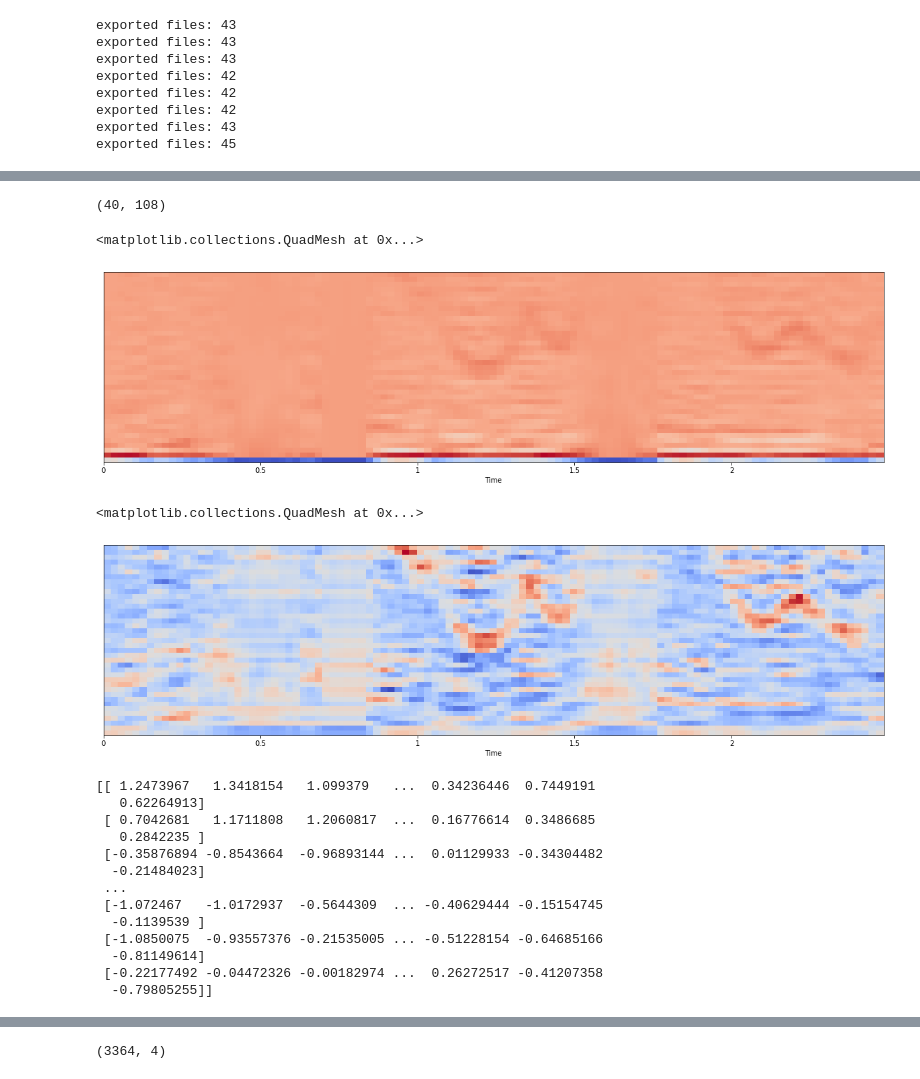
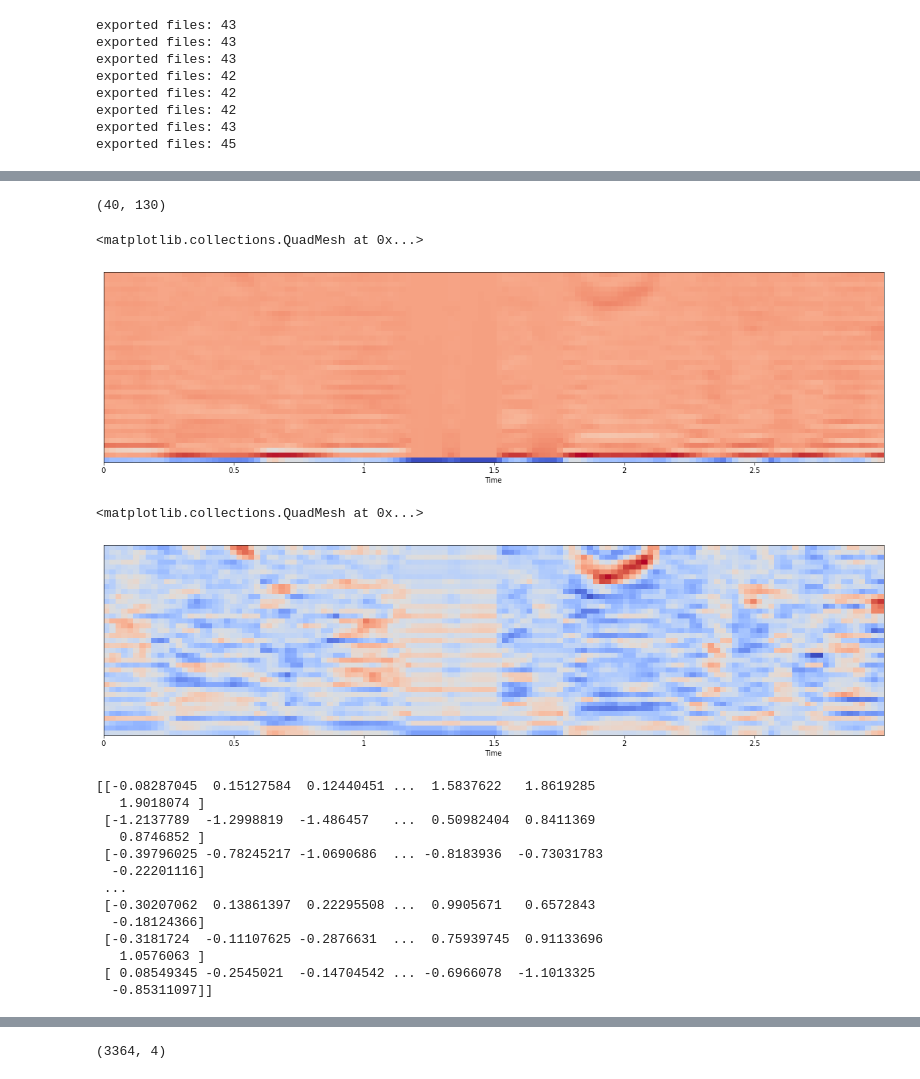
Before and after one commit to divyakumar95/Speech2Speech, a Jupyter notebook: DeepLearning_CA01.ipynb, the cells around one changed output, grey strips where cells are left out. Cells and saved outputs as stored; diff of their text form; code cells hidden in the pictures.

```diff
--- a/DeepLearning_CA01.ipynb
+++ b/DeepLearning_CA01.ipynb
@@ -159,4 +174,0 @@ Intensity: -18.501079755514102
-# %%
-plt.figure(figsize=(20,5))
-x, sr = librosa.load(Sample1)
-show_data(x)
@@ -166,35 +179,35 @@ show_data(x)
 # %%
 # MFCC
 plt.figure(figsize=(20,5))
-mfcc_1 = librosa.feature.mfcc(x, sr=sr, n_mfcc = 40)
+mfcc_1 = librosa.feature.mfcc(in_x, sr=sr, n_mfcc = 40)
 print(mfcc_1.shape)
 
 librosa.display.specshow(mfcc_1, sr=sr, x_axis='time')
 # %% [output]
-(40, 108)
+(40, 130)
 <matplotlib.collections.QuadMesh at 0x...>
-[figure, old version]
+[figure, new version]
 # %%
 mfccs = sklearn.preprocessing.scale(mfcc_1, axis=1)
 plt.figure(figsize=(20,5))
 librosa.display.specshow(mfccs, sr=sr, x_axis='time')
 # %% [output]
 <matplotlib.collections.QuadMesh at 0x...>
-[figure, old version]
+[figure, new version]
 # %%
 print(mfccs)
 # %% [output]
-[[ 1.2473967   1.3418154   1.099379   ...  0.34236446  0.7449191
-   0.62264913]
- [ 0.7042681   1.1711808   1.2060817  ...  0.16776614  0.3486685
-   0.2842235 ]
- [-0.35876894 -0.8543664  -0.96893144 ...  0.01129933 -0.34304482
-  -0.21484023]
+[[-0.08287045  0.15127584  0.12440451 ...  1.5837622   1.8619285
+   1.9018074 ]
+ [-1.2137789  -1.2998819  -1.486457   ...  0.50982404  0.8411369
+   0.8746852 ]
+ [-0.39796025 -0.78245217 -1.0690686  ... -0.8183936  -0.73031783
+  -0.22201116]
  ...
- [-1.072467   -1.0172937  -0.5644309  ... -0.40629444 -0.15154745
-  -0.1139539 ]
- [-1.0850075  -0.93557376 -0.21535005 ... -0.51228154 -0.64685166
-  -0.81149614]
- [-0.22177492 -0.04472326 -0.00182974 ...  0.26272517 -0.41207358
-  -0.79805255]]
+ [-0.30207062  0.13861397  0.22295508 ...  0.9905671   0.6572843
+  -0.18124366]
+ [-0.3181724  -0.11107625 -0.2876631  ...  0.75939745  0.91133696
+   1.0576063 ]
+ [ 0.08549345 -0.2545021  -0.14704542 ... -0.6966078  -1.1013325
+  -0.85311097]]
 # %%
```
Also changed, not shown: parts of 48 cells of this notebook, 4 other files.
